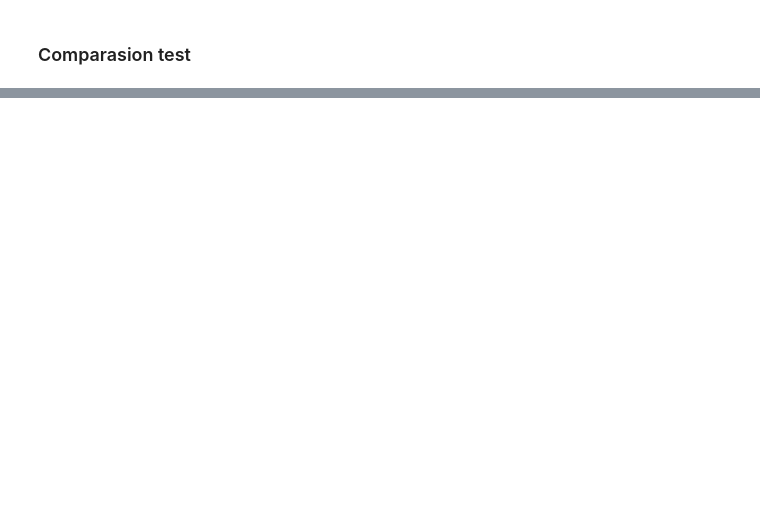
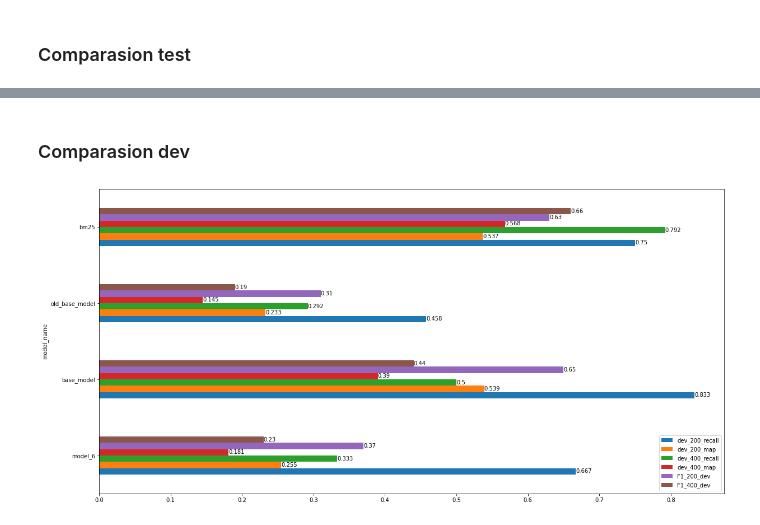
Before and after one commit to HighDeFing/thesis_v4, a Jupyter notebook: notebooks/EDA.ipynb, the cells around one changed output, grey strips where cells are left out. Saved outputs shown, nothing was run; the diff lists cells and outputs as text; code cells hidden in the pictures; blank space fills up the shorter version.

Commit message:
final evals and graphics with training

```diff
--- a/notebooks/EDA.ipynb
+++ b/notebooks/EDA.ipynb
@@ -1417,0 +1477,5 @@ for container in ax.containers:
+# %%
+bm_25_coparison_dev = bm25_basemodel_dev.set_index('model_name')
+ax = bm_25_coparison_dev.plot(kind='barh',figsize=(20, 10))
+for container in ax.containers:
+    ax.bar_label(container)
@@ -1417,0 +1486,5 @@ for container in ax.containers:
+# %%
+bm_25_coparison_test = bm25_basemodel_test.set_index('model_name')
+ax = bm_25_coparison_test.plot(kind='barh',figsize=(20, 10))
+for container in ax.containers:
+    ax.bar_label(container)
@@ -1417,0 +1495,3 @@ for container in ax.containers:
+# %%
+bm25_old_basemodel = df_top10_eval.loc[df_top10_eval['model_name'].isin(['bm25', 'old_base_model', 'model_6', 'base_model'])]
+bm25_old_basemodel
@@ -1417,0 +1504,13 @@ for container in ax.containers:
+# %%
+bm25_old_basemodel_test = bm25_old_basemodel.drop(['dev_200_recall', 'dev_200_map', 'dev_400_recall', 'dev_400_map', 'F1_200_dev', 'F1_400_dev'], axis=1)
+
+bm25_old_basemodel_dev = bm25_old_basemodel.drop(['test_200_recall', 'test_200_map', 'test_400_recall', 'test_400_map', 'F1_200_test', 'F1_400_test'], axis=1)
+# %% [markdown]
+### Comparasion dev
+# %%
+bm_25_coparison_dev_old = bm25_old_basemodel_dev.set_index('model_name')
+ax = bm_25_coparison_dev_old.plot(kind='barh',figsize=(20, 10))
+for container in ax.containers:
+    ax.bar_label(container)
+# %% [output]
+[figure, added]
```
Also changed, not shown: parts of 20 cells of this notebook, 6 other files.
